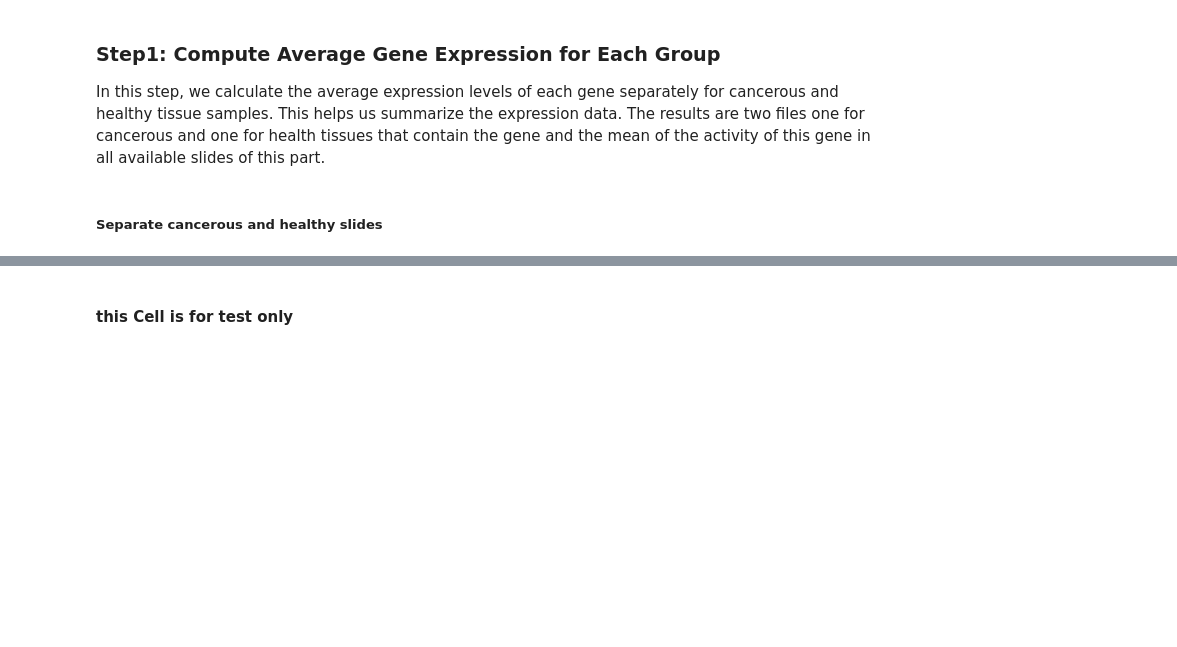
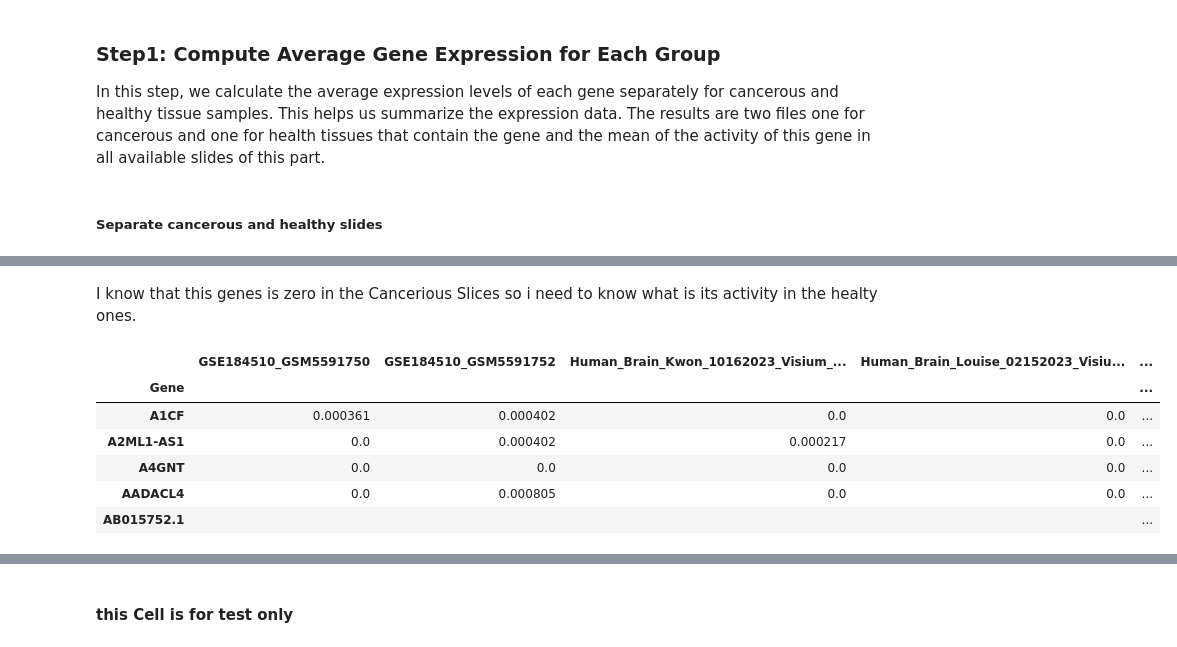
Before and after one commit to amrorabea/TissueInsight, a Jupyter notebook: notebooks/GeneVisualization.ipynb, the cells around one changed output, grey strips where cells are left out. Drawn from its saved outputs; the diff is of its cells as text; code cells hidden in the pictures; blank space fills up the shorter version.

```diff
--- a/notebooks/GeneVisualization.ipynb
+++ b/notebooks/GeneVisualization.ipynb
@@ -305,0 +448,10 @@ healthy_slides = brain_slides[brain_slides["involve_cancer"] == False]["slide"]
+# %%
+
+# Select genes that are completely absent (0%) in both cancerous and healthy slides
+genes_absent_in_both = cancerous_percentage[(cancerous_percentage == 0.0) & (healthy_percentage == 0.0)].index
+
+# Store in a DataFrame
+genes_absent_in_both_df = pd.DataFrame(genes_absent_in_both, columns=["Gene"])
+# Display results
+print(f"Total genes absent in both cancerous and healthy slides: {len(genes_absent_in_both_df)}")
+genes_absent_in_both_df.head()
@@ -305,0 +466,18 @@ healthy_slides = brain_slides[brain_slides["involve_cancer"] == False]["slide"]
+# %%
+# Drop genes that are absent in both from cancerous and healthy gene DataFrames
+selected_canerous_genes_df = selected_canerous_genes_df.loc[
+    ~selected_canerous_genes_df["Gene"].isin(genes_absent_in_both_df["Gene"])
+]
+
+selected_healthy_genes_df = selected_healthy_genes_df.loc[
+    ~selected_healthy_genes_df["Gene"].isin(genes_absent_in_both_df["Gene"])
+]
+
+# Display results
+print(f"Total cancerous genes after removal: {len(selected_canerous_genes_df)}")
+print(f"Total healthy genes after removal: {len(selected_healthy_genes_df)}")
+
+# Optional: Save to CSV
+# selected_canerous_genes_df.to_csv(f"{output_dir}/filtered_cancerous_genes.csv", index=False)
+# selected_healthy_genes_df.to_csv(f"{output_dir}/filtered_healthy_genes.csv", index=False)
+# selected_canerous_genes_df.head()
@@ -305,0 +493,19 @@ healthy_slides = brain_slides[brain_slides["involve_cancer"] == False]["slide"]
+# %% [markdown]
+I know that this genes is zero in the Cancerious Slices so i need to know what is its activity in the healty ones.
+# %%
+# Ensure the "Gene" column has valid entries (no empty strings or NaN)
+selected_canerous_genes_df["Gene"] = selected_canerous_genes_df["Gene"].replace("", np.nan).dropna()
+
+# Fetch values, replacing missing ones with an empty string
+cancer_absent_gene_expressions = healthy_per_slide.reindex(
+    selected_canerous_genes_df["Gene"], fill_value=""
+)
+cancer_absent_gene_expressions.head()
+# %% [output]
+|  | GSE184510_GSM5591750 | GSE184510_GSM5591752 | Human_Brain_Kwon_10162023_Visium_... | Human_Brain_Louise_02152023_Visiu... | ... |
+| Gene |  |  |  |  | ... |
+| A1CF | 0.000361 | 0.000402 | 0.0 | 0.0 | ... |
+| A2ML1-AS1 | 0.0 | 0.000402 | 0.000217 | 0.0 | ... |
+| A4GNT | 0.0 | 0.0 | 0.0 | 0.0 | ... |
+| AADACL4 | 0.0 | 0.000805 | 0.0 | 0.0 | ... |
+| AB015752.1 |  |  |  |  | ... |
```
Also changed, not shown: parts of 16 cells of this notebook.
